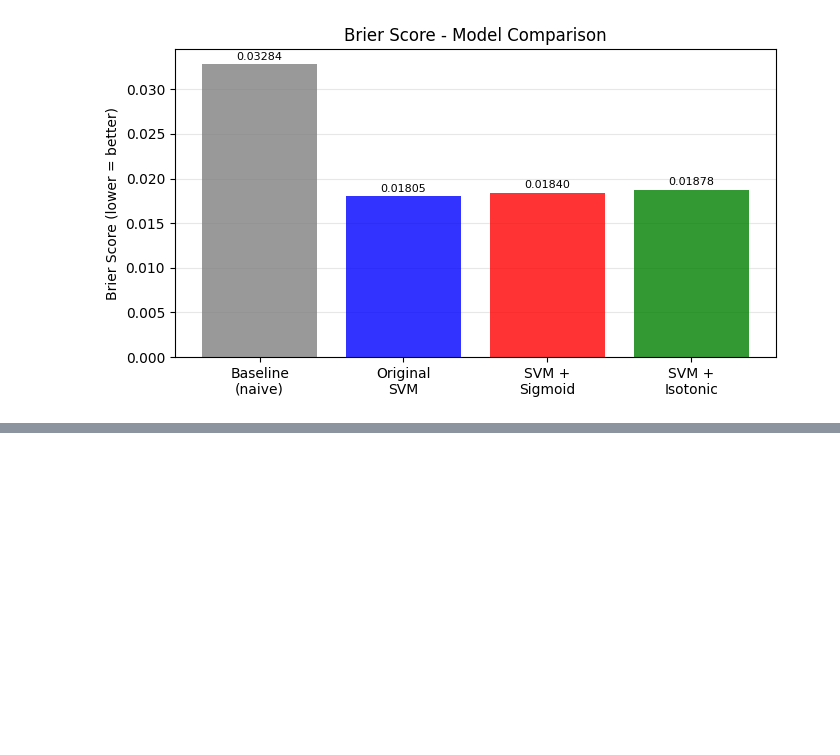
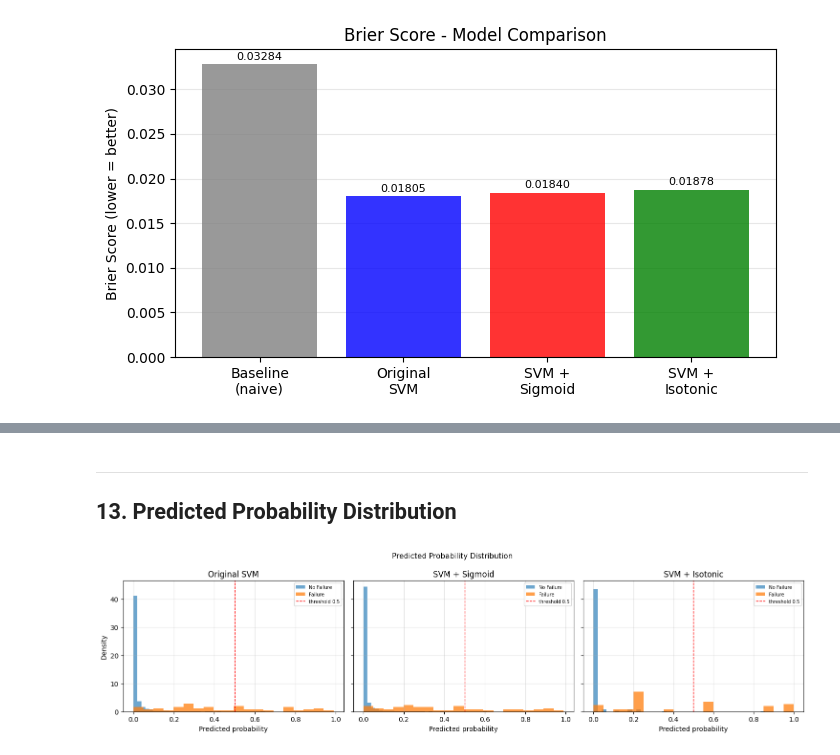
Before and after one commit to hadoyyo/Machine-Predictive-Maintenance-Expert-System, a Jupyter notebook: svm_model.ipynb, the cells around one changed output, grey strips where cells are left out. Saved outputs shown, nothing was run; the diff lists cells and outputs as text; code cells hidden in the pictures; blank space fills up the shorter version.

```diff
--- a/svm_model.ipynb
+++ b/svm_model.ipynb
@@ -377,0 +457,27 @@ SVM + Isotonic: 0.018776  (skill: +0.4283)
+# %% [markdown]
+---
+## 13. Predicted Probability Distribution
+# %%
+fig, axes = plt.subplots(1, 3, figsize=(15, 4), sharey=True)
+
+plot_data = [
+    (y_proba, 'Original SVM', axes[0]),
+    (y_proba_sigmoid, 'SVM + Sigmoid', axes[1]),
+    (y_proba_isotonic, 'SVM + Isotonic', axes[2]),
+]
+
+for proba, name, ax in plot_data:
+    ax.hist(proba[y_test==0], bins=40, alpha=0.65, density=True, label='No Failure')
+    ax.hist(proba[y_test==1], bins=20, alpha=0.75, density=True, label='Failure')
+    ax.axvline(0.5, color='red', linestyle='--', lw=1, label='threshold 0.5')
+    ax.set_title(name)
+    ax.set_xlabel('Predicted probability')
+    ax.legend(fontsize=7)
+    ax.grid(True, alpha=0.3)
+
+axes[0].set_ylabel('Density')
+plt.suptitle('Predicted Probability Distribution', fontsize=11)
+plt.tight_layout()
+plt.show()
+# %% [output]
+[figure, added]
```
Also changed, not shown: parts of 6 cells of this notebook.
